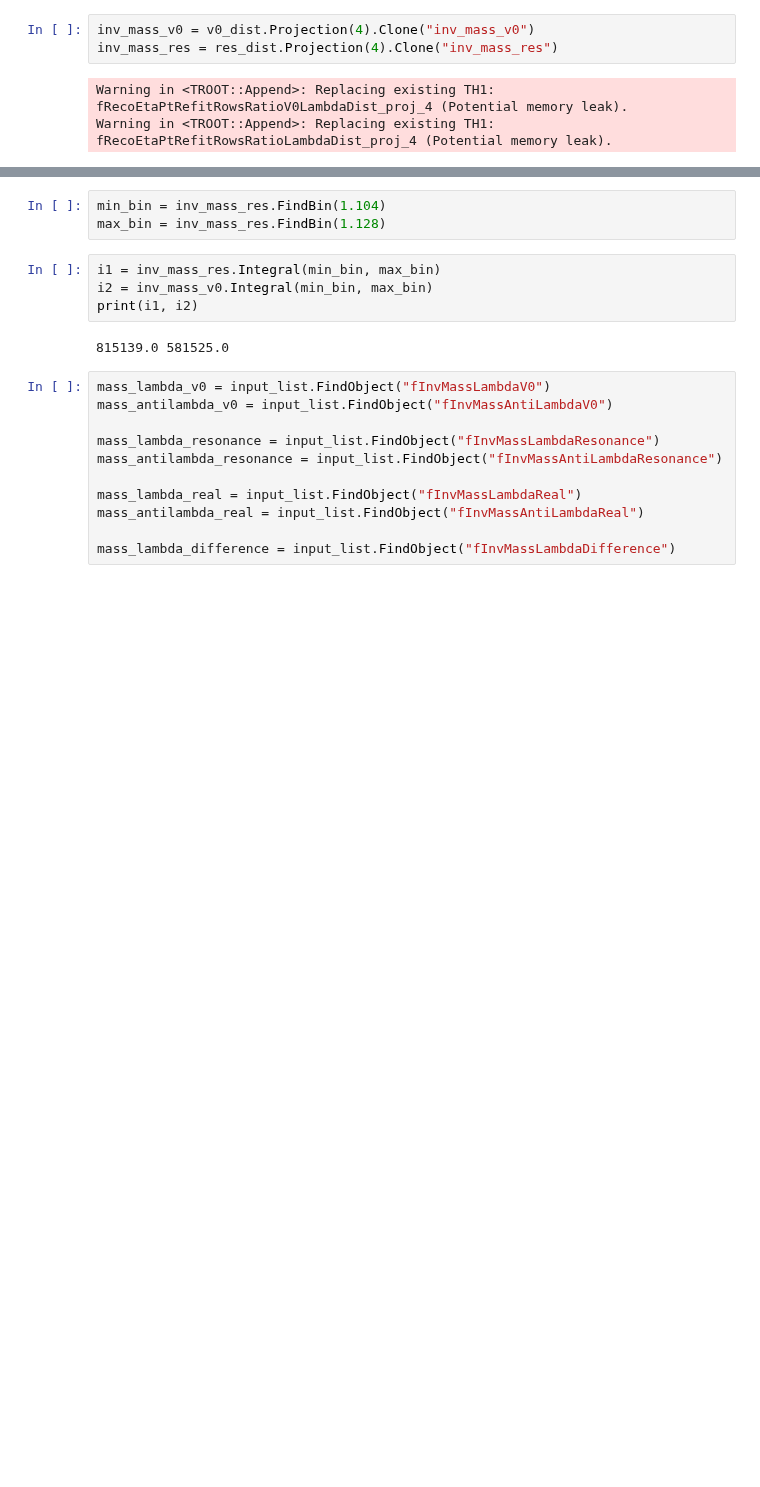
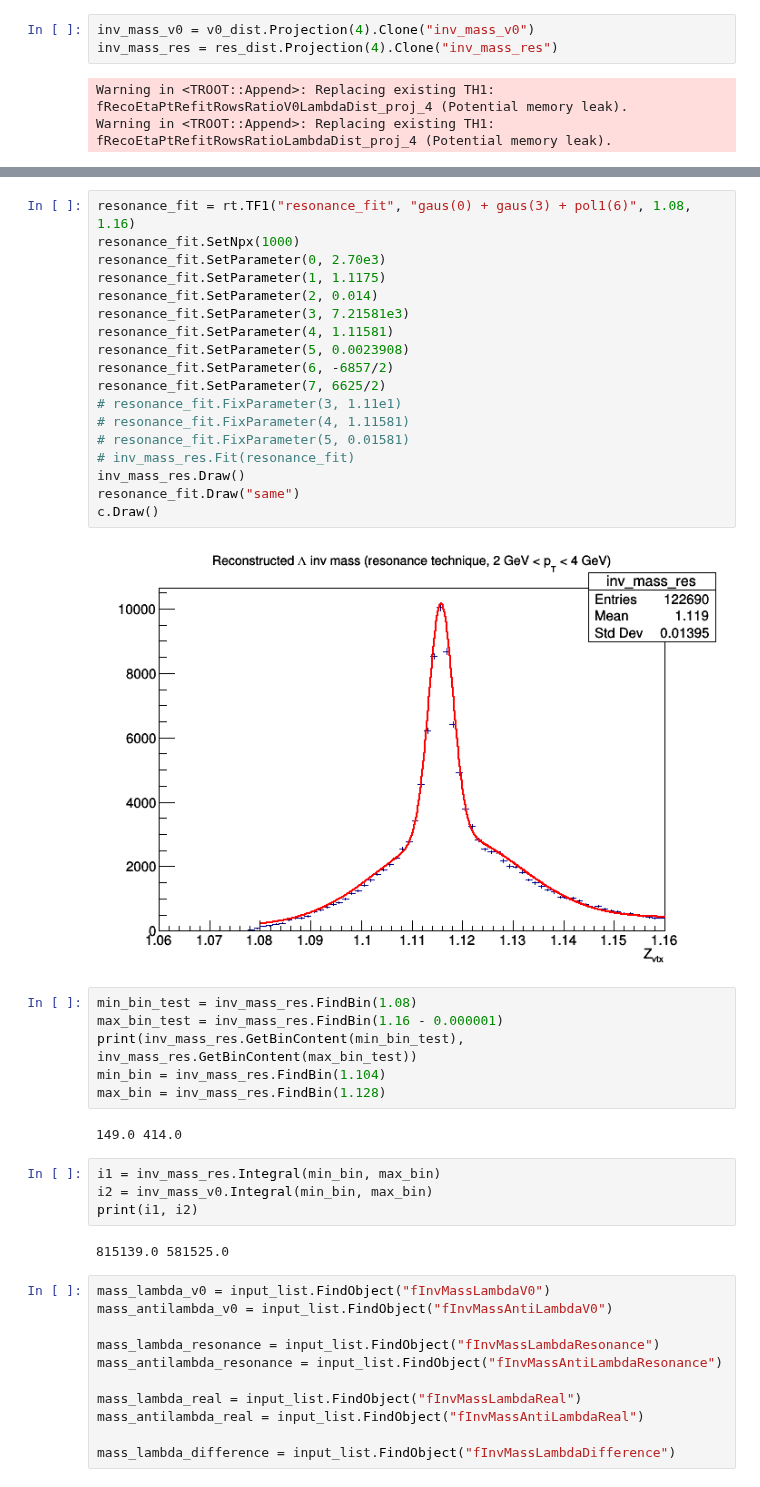
Before and after one commit to rhanniga/lambda-over-hadron, a Jupyter notebook: mc/offline/v0_resonance_comp.ipynb, the cells around one changed output, grey strips where cells are left out. Cells and saved outputs as stored; diff of their text form; blank space fills up the shorter version.

```diff
--- a/mc/offline/v0_resonance_comp.ipynb
+++ b/mc/offline/v0_resonance_comp.ipynb
@@ -40,6 +47,31 @@ c.Draw()
+# %%
+resonance_fit = rt.TF1("resonance_fit", "gaus(0) + gaus(3) + pol1(6)", 1.08, 1.16)
+resonance_fit.SetNpx(1000)
+resonance_fit.SetParameter(0, 2.70e3)
+resonance_fit.SetParameter(1, 1.1175)
+resonance_fit.SetParameter(2, 0.014)
+resonance_fit.SetParameter(3, 7.21581e3)
+resonance_fit.SetParameter(4, 1.11581)
+resonance_fit.SetParameter(5, 0.0023908)
+resonance_fit.SetParameter(6, -6857/2)
+resonance_fit.SetParameter(7, 6625/2)
+# resonance_fit.FixParameter(3, 1.11e1)
+# resonance_fit.FixParameter(4, 1.11581)
+# resonance_fit.FixParameter(5, 0.01581)
+# inv_mass_res.Fit(resonance_fit)
+inv_mass_res.Draw()
+resonance_fit.Draw("same")
+c.Draw()
+# %% [output]
+[figure, added]
 # %%
+min_bin_test = inv_mass_res.FindBin(1.08)
+max_bin_test = inv_mass_res.FindBin(1.16 - 0.000001)
+print(inv_mass_res.GetBinContent(min_bin_test), inv_mass_res.GetBinContent(max_bin_test))
 min_bin = inv_mass_res.FindBin(1.104)
 max_bin = inv_mass_res.FindBin(1.128)
+# %% [output]
+149.0 414.0
 # %%
 i1 = inv_mass_res.Integral(min_bin, max_bin)
 i2 = inv_mass_v0.Integral(min_bin, max_bin)
```
Also changed, not shown: parts of 6 cells of this notebook.
